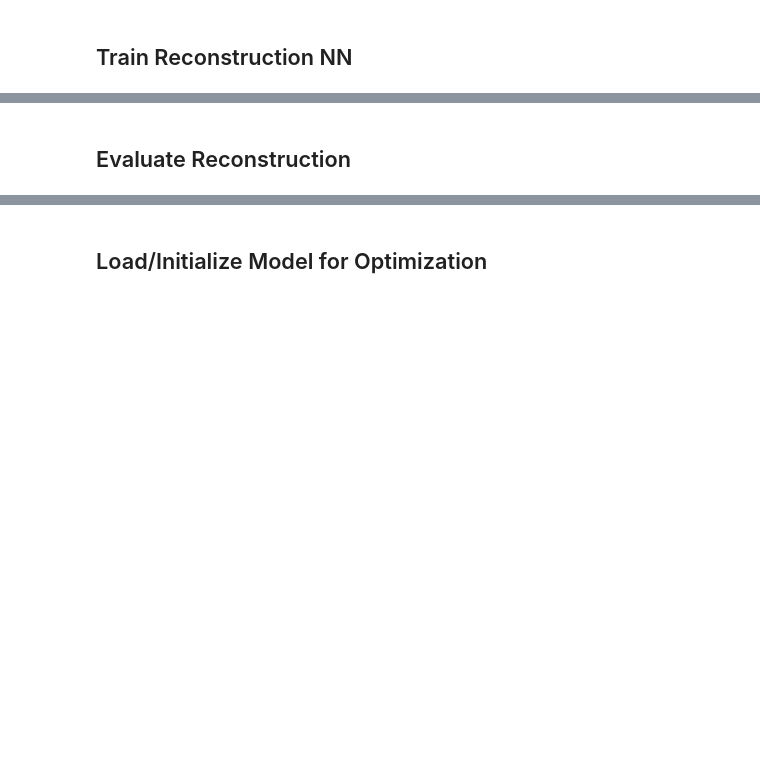
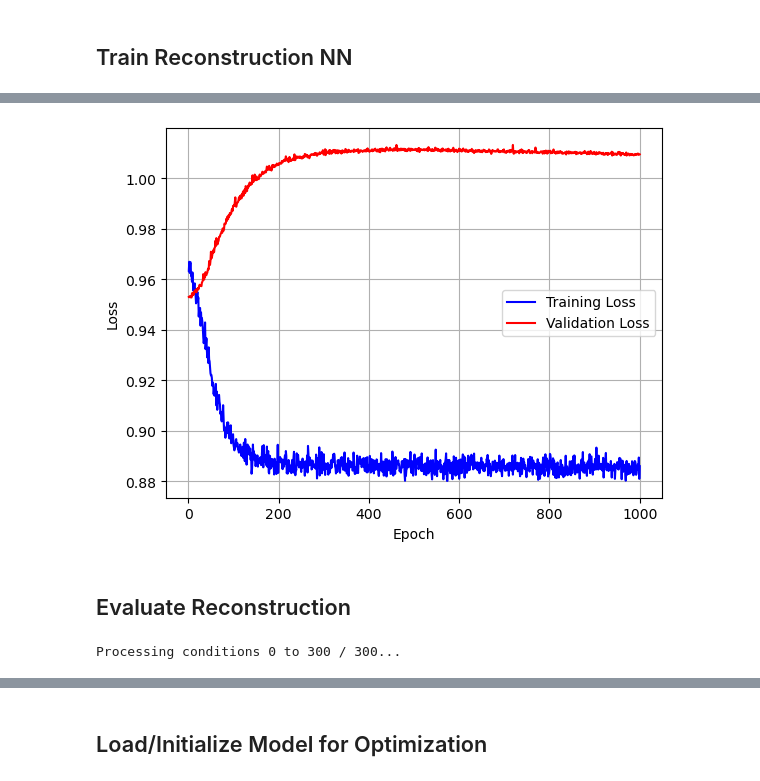
Before and after one commit to JayAgarwal25/TamboOpt-J, a Jupyter notebook: detector_optimization_v2/SWGOLO7_optimization.ipynb, the cells around one changed output, grey strips where cells are left out. Drawn from its saved outputs; the diff is of its cells as text; code cells hidden in the pictures; blank space fills up the shorter version.

Commit message:
Reconstruction NN, compute NN on device, unse normalized inputs, move x0 y0 to inputs

```diff
--- a/detector_optimization_v2/SWGOLO7_optimization.ipynb
+++ b/detector_optimization_v2/SWGOLO7_optimization.ipynb
@@ -26,6 +23,7 @@ from matplotlib import colors
 from matplotlib.colors import LogNorm, Normalize
 from torch.utils.data import TensorDataset, DataLoader
 import os
+import gc
 
 # Extracted module imports
 from shower_generation import GenerateShowers
@@ -35,8 +33,9 @@ from reconstruction import Reconstruction, NormalizeLabels, DenormalizeLabels, E
 from layout_optimization import LearnableXY, push_apart, symmetry_loss
 from utility_functions import reconstructability, U_PR, U_E, U_TH
 
-output_dir = "./outputs/NN_Files_15_updated_hyperparmeters_200k"
+output_dir = "./outputs/NN_Files_21_20k_update_coeff"
 os.makedirs(output_dir, exist_ok=True)
+device = torch.device("cuda" if torch.cuda.is_available() else "cpu")
 # %% [markdown]
 ## Constants and Parameters
 # %%
@@ -335,6 +376,6 @@ labels_val = torch.load(f"{output_dir}/labels_val.pt")
 # %% [markdown]
 ## Train Reconstruction NN
 # %%
-model = Reconstruction(num_detectors=Nunits)
+model = Reconstruction(num_detectors=Nunits).to(device)
 criterion = nn.MSELoss()
 optimizer = torch.optim.Adam(model.parameters(), lr=3e-5)
@@ -344,3 +382,15 @@ dataloader = DataLoader(dataset, batch_size=256, shuffle=True, drop_last=False,
+# %%
+# Per-feature normalization stats (computed from training data only)
+input_mean = inputs.mean(dim=(0, 1))  # [6]
+input_std  = inputs.std(dim=(0, 1))   # [6]
+input_std[input_std < 1e-8] = 1.0
+
+# Normalize cached datasets
+inputs     = (inputs - input_mean) / input_std
+inputs_val = (inputs_val - input_mean) / input_std
+
+dataset = TensorDataset(inputs, labels)
+dataloader = DataLoader(dataset, batch_size=256, shuffle=True, drop_last=False, num_workers=4)
 # %%
 %%time
 
@@ -354,8 +404,8 @@ for num_epoch in range(1000):
 
     for batch_inputs, batch_labels in dataloader:
         batch_size = batch_inputs.size(0)
-        train_x = batch_inputs.view(batch_size, -1)
-        train_y = batch_labels.view(batch_size, -1)
+        train_x = batch_inputs.view(batch_size, -1).to(device)
+        train_y = batch_labels.view(batch_size, -1).to(device)
 
         outputs = model(train_x)
         loss = criterion(outputs, train_y)
@@ -367,8 +417,8 @@ for num_epoch in range(1000):
         optimizer.zero_grad()
 
     val_size = inputs_val.size(0)
-    val_x = inputs_val.view(val_size, -1)
-    val_y = labels_val.view(val_size, -1)
+    val_x = inputs_val.view(val_size, -1).to(device)
+    val_y = labels_val.view(val_size, -1).to(device)
 
     model.eval()
     with torch.no_grad():
@@ -386,3 +436,4 @@ for num_epoch in range(1000):
 plt.plot(np.arange(1, len(losses) + 1), losses, color="blue", label="Training Loss")
 plt.plot(np.arange(1, len(val_losses) + 1), val_losses, color="red", label="Validation Loss")
 plt.legend(); plt.xlabel("Epoch"); plt.ylabel("Loss"); plt.grid()
+# %% [output]
@@ -389,12 +452,14 @@ plt.legend(); plt.xlabel("Epoch"); plt.ylabel("Loss"); plt.grid()
+[figure, added]
 # %%
 torch.save(model.state_dict(), f"{output_dir}/model_weights.pth")
 # %% [markdown]
 ## Evaluate Reconstruction
 # %%
 model.load_state_dict(torch.load(f"{output_dir}/model_weights.pth"))
-
-Ntest = 3000
-N, T, X0, Y0, energy, sin_z, cos_z, sin_a, cos_a = generate_showers(x, y, False, number_of_showers=Ntest)
+# x,y = x1,y1
+Ntest = 300#0
+with torch.no_grad():
+    N, T, X0, Y0, energy, sin_z, cos_z, sin_a, cos_a = generate_showers(x, y, False, number_of_showers=Ntest)
 
 th = torch.atan2(sin_z, cos_z)
 ph = torch.atan2(sin_a, cos_a)
@@ -406,8 +471,15 @@ y0 = Y0 / 5000
 x_exp = x.unsqueeze(0).expand(Ntest, -1)
 y_exp = y.unsqueeze(0).expand(Ntest, -1)
 
-inputs_test = torch.stack([x_exp, y_exp, N, T], dim=2).float()
-labels_test = torch.stack([x0, y0, E_norm, theta_norm, phi_norm], dim=1).float()
+
+x0_exp = x0.unsqueeze(1).expand(-1, Nunits)
+y0_exp = y0.unsqueeze(1).expand(-1, Nunits)
+
+inputs_test = torch.stack([x_exp, y_exp, N, T, x0_exp, y0_exp], dim=2).float()
+inputs_test = (inputs_test - input_mean) / input_std
+labels_test = torch.stack([E_norm, theta_norm, phi_norm], dim=1).float()
+# %% [output]
+Processing conditions 0 to 300 / 300...
 # %%
 model.eval()
 with torch.no_grad():
```
Also changed, not shown: parts of 32 cells of this notebook, 1 other file.
